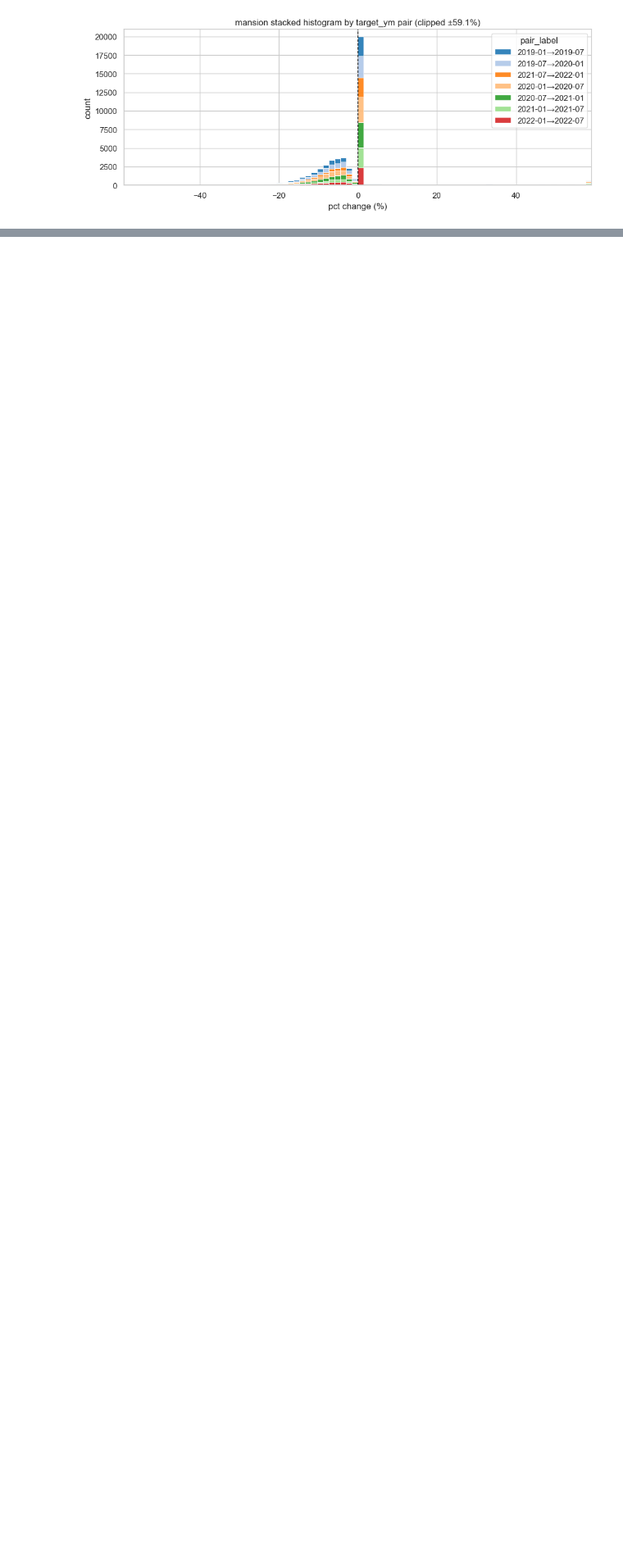
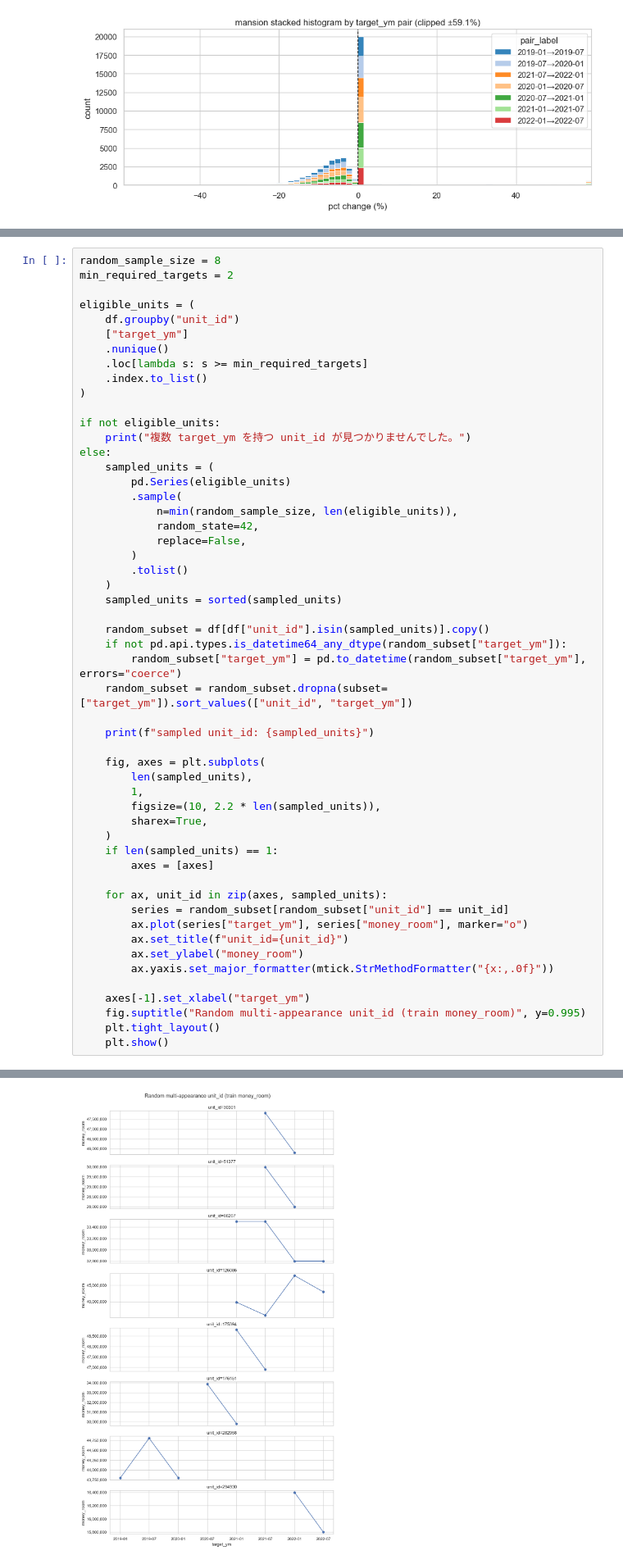
Before and after one commit to dice7077/signate_comp_2nd, a Jupyter notebook: notebooks/0004_unit_id_targetym_price_change.ipynb, the cells around one changed output, grey strips where cells are left out. Shown at 82% size. Drawn from its saved outputs; the diff is of its cells as text; blank space fills up the shorter version.

Commit message:
same unit_id experiments

```diff
--- a/notebooks/0004_unit_id_targetym_price_change.ipynb
+++ b/notebooks/0004_unit_id_targetym_price_change.ipynb
@@ -349,0 +354,54 @@ plt.show()
+# %%
+random_sample_size = 8
+min_required_targets = 2
+
+eligible_units = (
+    df.groupby("unit_id")
+    ["target_ym"]
+    .nunique()
+    .loc[lambda s: s >= min_required_targets]
+    .index.to_list()
+)
+
+if not eligible_units:
+    print("複数 target_ym を持つ unit_id が見つかりませんでした。")
+else:
+    sampled_units = (
+        pd.Series(eligible_units)
+        .sample(
+            n=min(random_sample_size, len(eligible_units)),
+            random_state=42,
+            replace=False,
+        )
+        .tolist()
+    )
+    sampled_units = sorted(sampled_units)
+
+    random_subset = df[df["unit_id"].isin(sampled_units)].copy()
+    if not pd.api.types.is_datetime64_any_dtype(random_subset["target_ym"]):
+        random_subset["target_ym"] = pd.to_datetime(random_subset["target_ym"], errors="coerce")
+    random_subset = random_subset.dropna(subset=["target_ym"]).sort_values(["unit_id", "target_ym"])
+
+    print(f"sampled unit_id: {sampled_units}")
+
+    fig, axes = plt.subplots(
+        len(sampled_units),
+        1,
+        figsize=(10, 2.2 * len(sampled_units)),
+        sharex=True,
+    )
+    if len(sampled_units) == 1:
+        axes = [axes]
+
+    for ax, unit_id in zip(axes, sampled_units):
+        series = random_subset[random_subset["unit_id"] == unit_id]
+        ax.plot(series["target_ym"], series["money_room"], marker="o")
+        ax.set_title(f"unit_id={unit_id}")
+        ax.set_ylabel("money_room")
+        ax.yaxis.set_major_formatter(mtick.StrMethodFormatter("{x:,.0f}"))
+
+    axes[-1].set_xlabel("target_ym")
+    fig.suptitle("Random multi-appearance unit_id (train money_room)", y=0.995)
+    plt.tight_layout()
+    plt.show()
+# %% [output]
@@ -350,3 +409,4 @@ plt.show()
+[figure, added]
 # %%
 pct_summary = consecutive_pairs["pct_change"].describe(percentiles=[0.25, 0.5, 0.75])
 pct_summary
```
Also changed, not shown: parts of 2 cells of this notebook, 9 other files.
